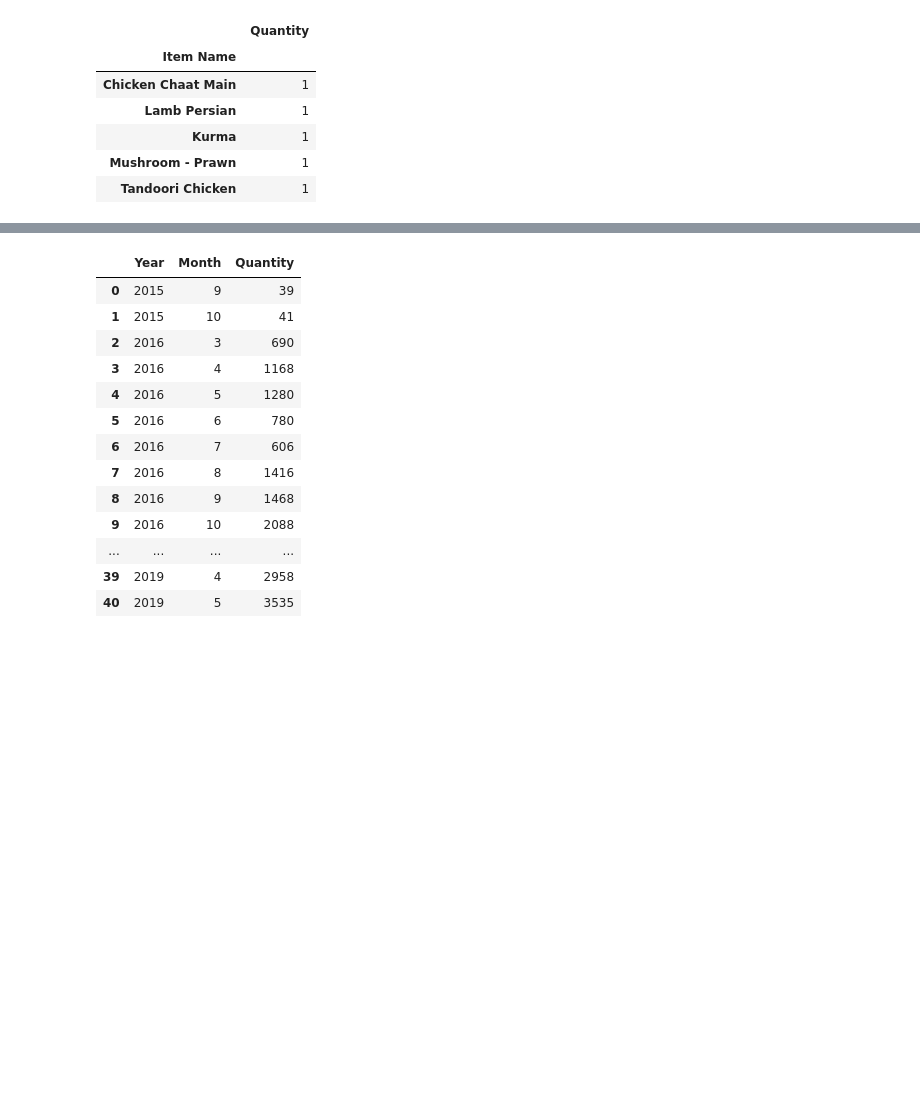
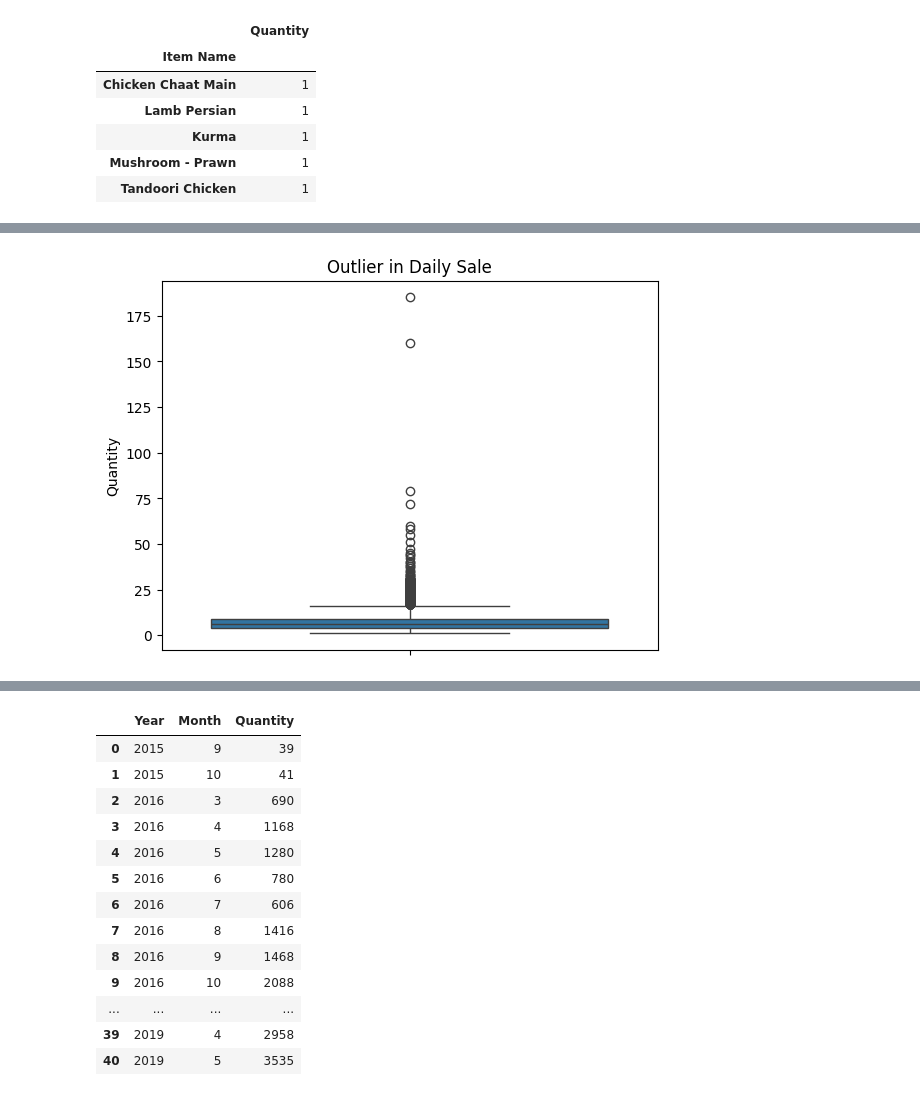
Before and after one commit to HoangUkr/Sale_Forecasting, a Jupyter notebook: Refine_Notebook.ipynb, the cells around one changed output, grey strips where cells are left out. Drawn from its saved outputs; the diff is of its cells as text; code cells hidden in the pictures; blank space fills up the shorter version.

```diff
--- a/Refine_Notebook.ipynb
+++ b/Refine_Notebook.ipynb
@@ -151,0 +168,7 @@ plt.plot()
+# %%
+# Visualize the outlier
+sns.boxplot(data=daily_sales, y='Quantity')
+plt.title('Outlier in Daily Sale')
+plt.show()
+# %% [output]
+[figure, added]
```
Also changed, not shown: parts of 16 cells of this notebook.
